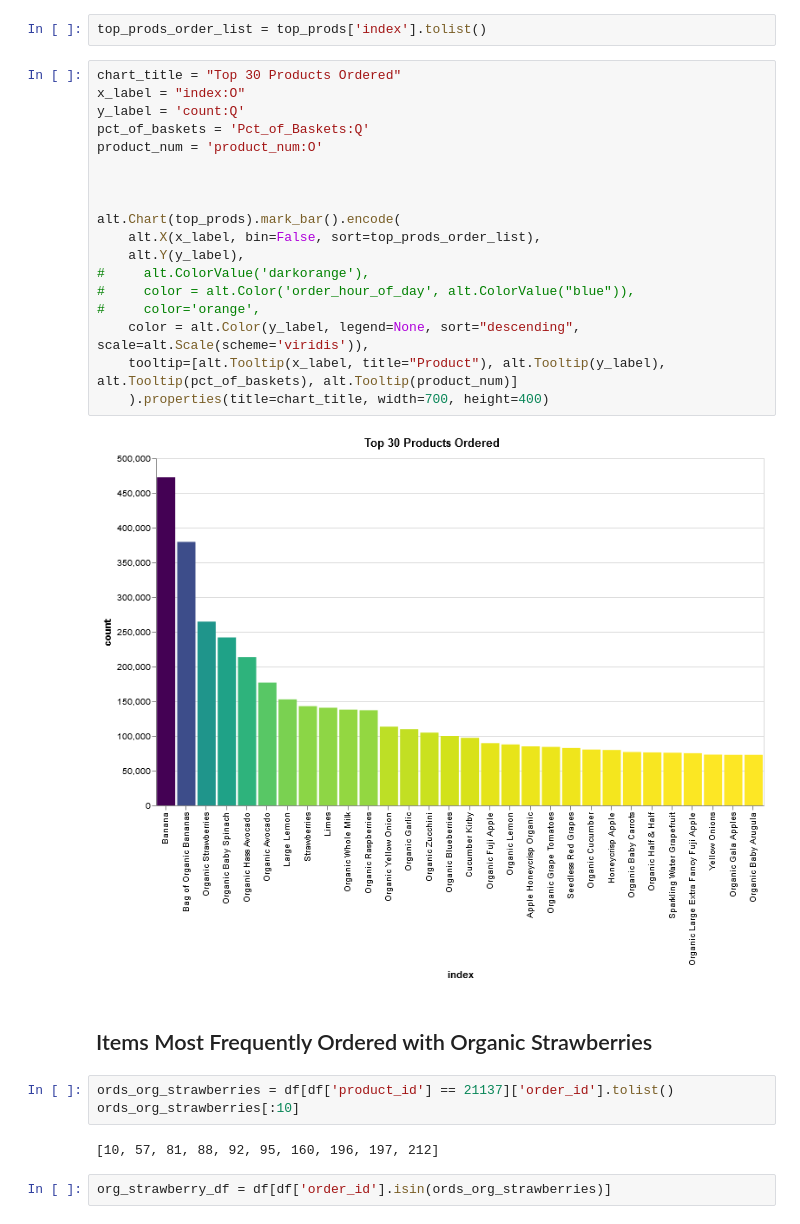
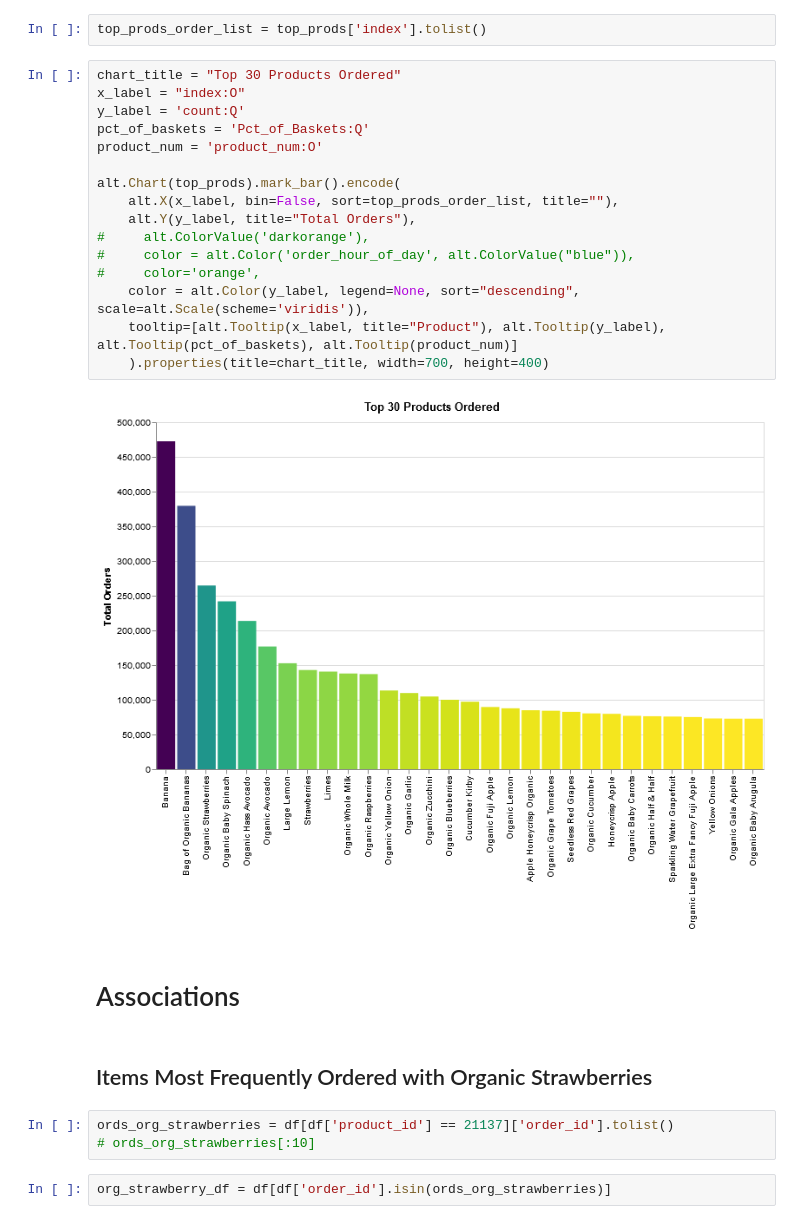
Before and after one commit to hjhuney/Instacart, a Jupyter notebook: Instacart.ipynb, the cells around one changed output. Cells and saved outputs as stored; diff of their text form.

```diff
--- a/Instacart.ipynb
+++ b/Instacart.ipynb
@@ -477,29 +398,27 @@ top_prods_order_list = top_prods['index'].tolist()
 # %%
 chart_title = "Top 30 Products Ordered"
 x_label = "index:O"
 y_label = 'count:Q'
 pct_of_baskets = 'Pct_of_Baskets:Q'
 product_num = 'product_num:O'
 
-
-
 alt.Chart(top_prods).mark_bar().encode(
-    alt.X(x_label, bin=False, sort=top_prods_order_list),
-    alt.Y(y_label),
+    alt.X(x_label, bin=False, sort=top_prods_order_list, title=""),
+    alt.Y(y_label, title="Total Orders"),
 #     alt.ColorValue('darkorange'),
 #     color = alt.Color('order_hour_of_day', alt.ColorValue("blue")),
 #     color='orange',
     color = alt.Color(y_label, legend=None, sort="descending", scale=alt.Scale(scheme='viridis')),
     tooltip=[alt.Tooltip(x_label, title="Product"), alt.Tooltip(y_label), alt.Tooltip(pct_of_baskets), alt.Tooltip(product_num)]
     ).properties(title=chart_title, width=700, height=400)
 # %% [output]
-[figure, old version]
+[figure, new version]
+# %% [markdown]
+# Associations
 # %% [markdown]
 ## Items Most Frequently Ordered with Organic Strawberries
 # %%
 ords_org_strawberries = df[df['product_id'] == 21137]['order_id'].tolist()
-ords_org_strawberries[:10]
+# ords_org_strawberries[:10]
-# %% [output]
-[10, 57, 81, 88, 92, 95, 160, 196, 197, 212]
 # %%
 org_strawberry_df = df[df['order_id'].isin(ords_org_strawberries)]
```
Also changed, not shown: parts of 31 cells of this notebook.
